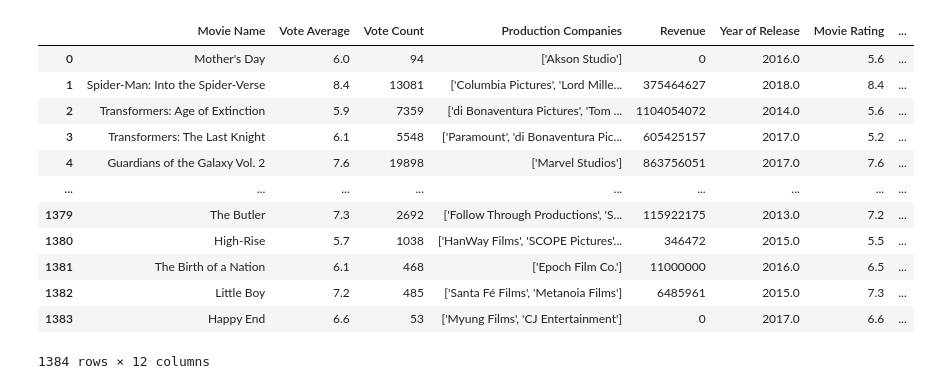
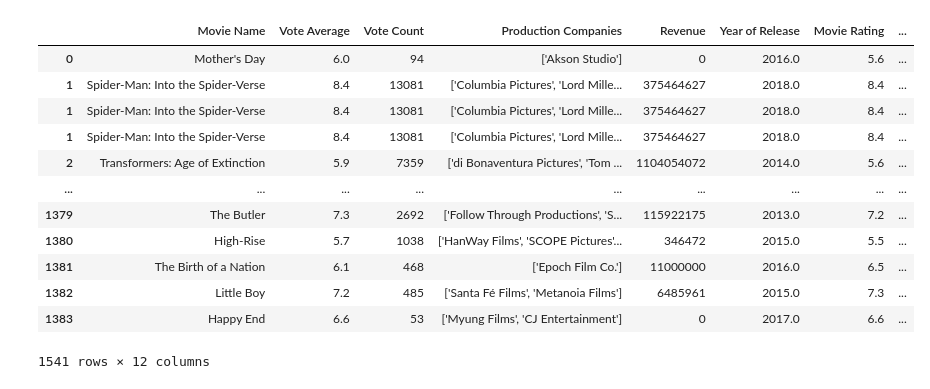
Before and after one commit to rackhamsauer/Project-1, a Jupyter notebook: Directors.ipynb, the cells around one changed output. Cells and saved outputs as stored; diff of their text form; code cells hidden in the pictures.

Commit message:
Director's Jupyter Notebook by Judith

```diff
--- a/Directors.ipynb
+++ b/Directors.ipynb
@@ -17,18 +30,18 @@ filtered_df.head()
-# %%
-filtered_df['Director'].count
-
-filtered_df
-# %% [output]
-|  | Movie Name | Vote Average | Vote Count | Production Companies | Revenue | Year of Release | Movie Rating | ... |
-| 0 | Mother's Day | 6.0 | 94 | ['Akson Studio'] | 0 | 2016.0 | 5.6 | ... |
-| 1 | Spider-Man: Into the Spider-Verse | 8.4 | 13081 | ['Columbia Pictures', 'Lord Mille... | 375464627 | 2018.0 | 8.4 | ... |
-| 2 | Transformers: Age of Extinction | 5.9 | 7359 | ['di Bonaventura Pictures', 'Tom ... | 1104054072 | 2014.0 | 5.6 | ... |
-| 3 | Transformers: The Last Knight | 6.1 | 5548 | ['Paramount', 'di Bonaventura Pic... | 605425157 | 2017.0 | 5.2 | ... |
-| 4 | Guardians of the Galaxy Vol. 2 | 7.6 | 19898 | ['Marvel Studios'] | 863756051 | 2017.0 | 7.6 | ... |
-| ... | ... | ... | ... | ... | ... | ... | ... | ... |
-| 1379 | The Butler | 7.3 | 2692 | ['Follow Through Productions', 'S... | 115922175 | 2013.0 | 7.2 | ... |
-| 1380 | High-Rise | 5.7 | 1038 | ['HanWay Films', 'SCOPE Pictures'... | 346472 | 2015.0 | 5.5 | ... |
-| 1381 | The Birth of a Nation | 6.1 | 468 | ['Epoch Film Co.'] | 11000000 | 2016.0 | 6.5 | ... |
-| 1382 | Little Boy | 7.2 | 485 | ['Santa Fé Films', 'Metanoia Films'] | 6485961 | 2015.0 | 7.3 | ... |
-| 1383 | Happy End | 6.6 | 53 | ['Myung Films', 'CJ Entertainment'] | 0 | 2017.0 | 6.6 | ... |
-1384 rows × 12 columns
+# %%
+filtered_df['Director'] = filtered_df['Director'].apply(literal_eval)
+split_data = filtered_df.explode('Director')
+split_data
+# %% [output]
+|  | Movie Name | Vote Average | Vote Count | Production Companies | Revenue | Year of Release | Movie Rating | ... |
+| 0 | Mother's Day | 6.0 | 94 | ['Akson Studio'] | 0 | 2016.0 | 5.6 | ... |
+| 1 | Spider-Man: Into the Spider-Verse | 8.4 | 13081 | ['Columbia Pictures', 'Lord Mille... | 375464627 | 2018.0 | 8.4 | ... |
+| 1 | Spider-Man: Into the Spider-Verse | 8.4 | 13081 | ['Columbia Pictures', 'Lord Mille... | 375464627 | 2018.0 | 8.4 | ... |
+| 1 | Spider-Man: Into the Spider-Verse | 8.4 | 13081 | ['Columbia Pictures', 'Lord Mille... | 375464627 | 2018.0 | 8.4 | ... |
+| 2 | Transformers: Age of Extinction | 5.9 | 7359 | ['di Bonaventura Pictures', 'Tom ... | 1104054072 | 2014.0 | 5.6 | ... |
+| ... | ... | ... | ... | ... | ... | ... | ... | ... |
+| 1379 | The Butler | 7.3 | 2692 | ['Follow Through Productions', 'S... | 115922175 | 2013.0 | 7.2 | ... |
+| 1380 | High-Rise | 5.7 | 1038 | ['HanWay Films', 'SCOPE Pictures'... | 346472 | 2015.0 | 5.5 | ... |
+| 1381 | The Birth of a Nation | 6.1 | 468 | ['Epoch Film Co.'] | 11000000 | 2016.0 | 6.5 | ... |
+| 1382 | Little Boy | 7.2 | 485 | ['Santa Fé Films', 'Metanoia Films'] | 6485961 | 2015.0 | 7.3 | ... |
+| 1383 | Happy End | 6.6 | 53 | ['Myung Films', 'CJ Entertainment'] | 0 | 2017.0 | 6.6 | ... |
+1541 rows × 12 columns
```
Also changed, not shown: parts of 11 cells of this notebook.
